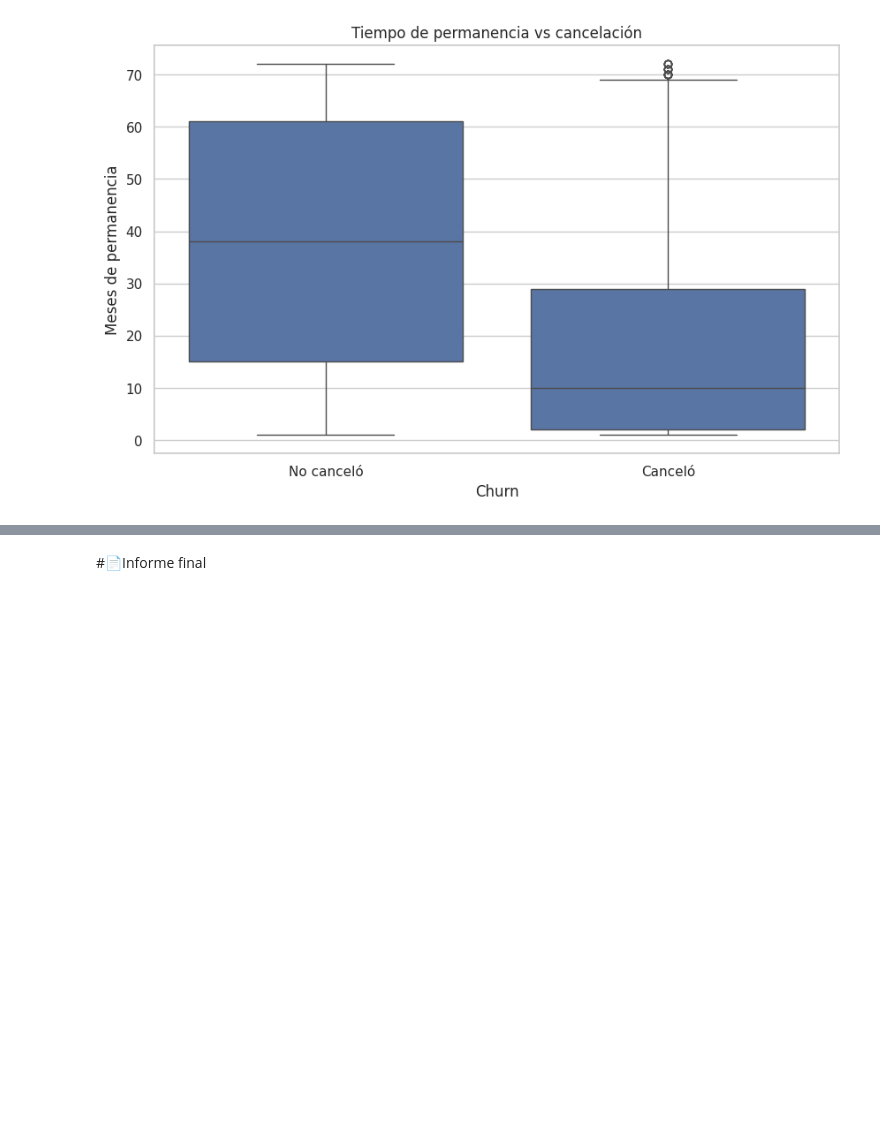
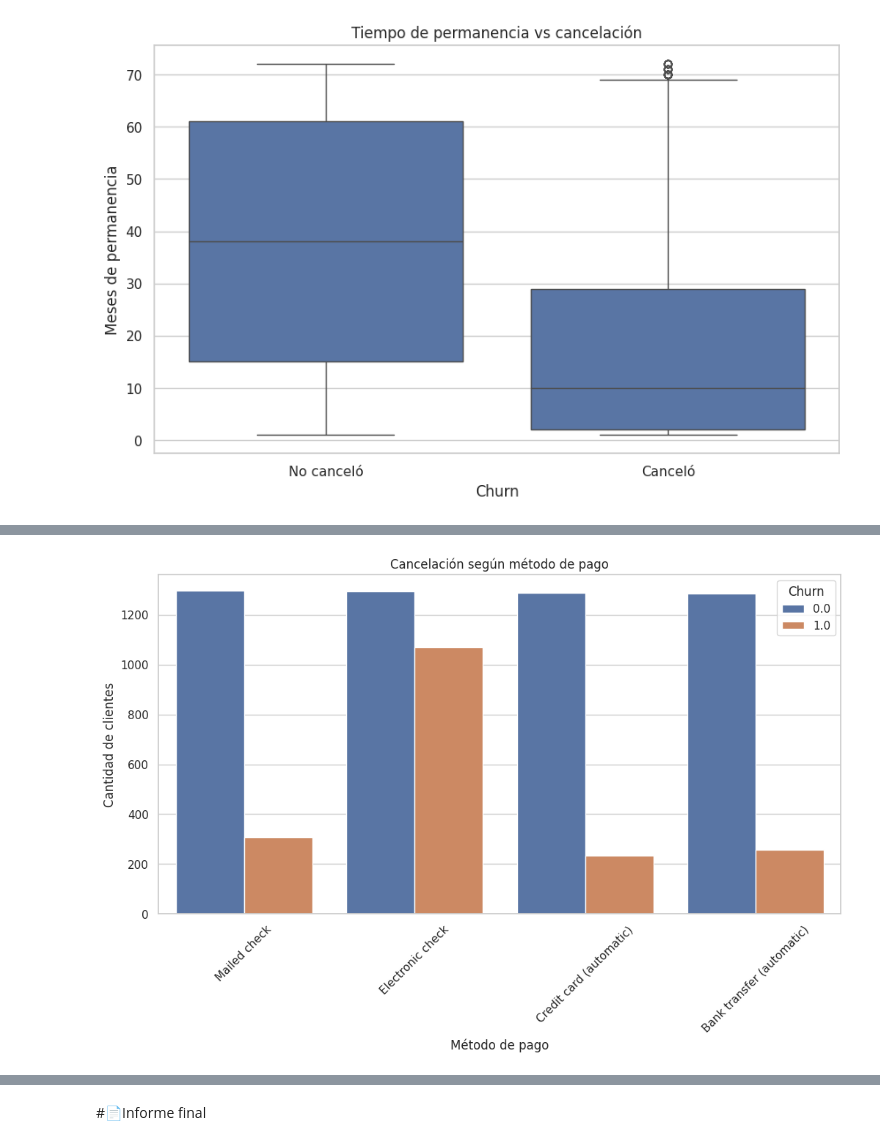
Before and after one commit to dmorganc14/Proyecto-Telecom-X, a Jupyter notebook: TelecomX_LATAM.ipynb, the cells around one changed output, grey strips where cells are left out. Cells and saved outputs as stored; diff of their text form; code cells hidden in the pictures; blank space fills up the shorter version.

```diff
--- a/TelecomX_LATAM.ipynb
+++ b/TelecomX_LATAM.ipynb
@@ -298,0 +299,17 @@ SyntaxError: invalid syntax (1478771035.py, line 1)
+# %%
+# ==========================================================
+# MÉTODO DE PAGO Y CANCELACIÓN
+# ==========================================================
+
+plt.figure(figsize=(12,6))
+
+sns.countplot(data=df, x="account.PaymentMethod", hue="Churn")
+
+plt.title("Cancelación según método de pago")
+plt.xlabel("Método de pago")
+plt.ylabel("Cantidad de clientes")
+plt.xticks(rotation=45)
+
+plt.show()
+# %% [output]
+[figure, added]
```
Also changed, not shown: parts of 3 cells of this notebook.
